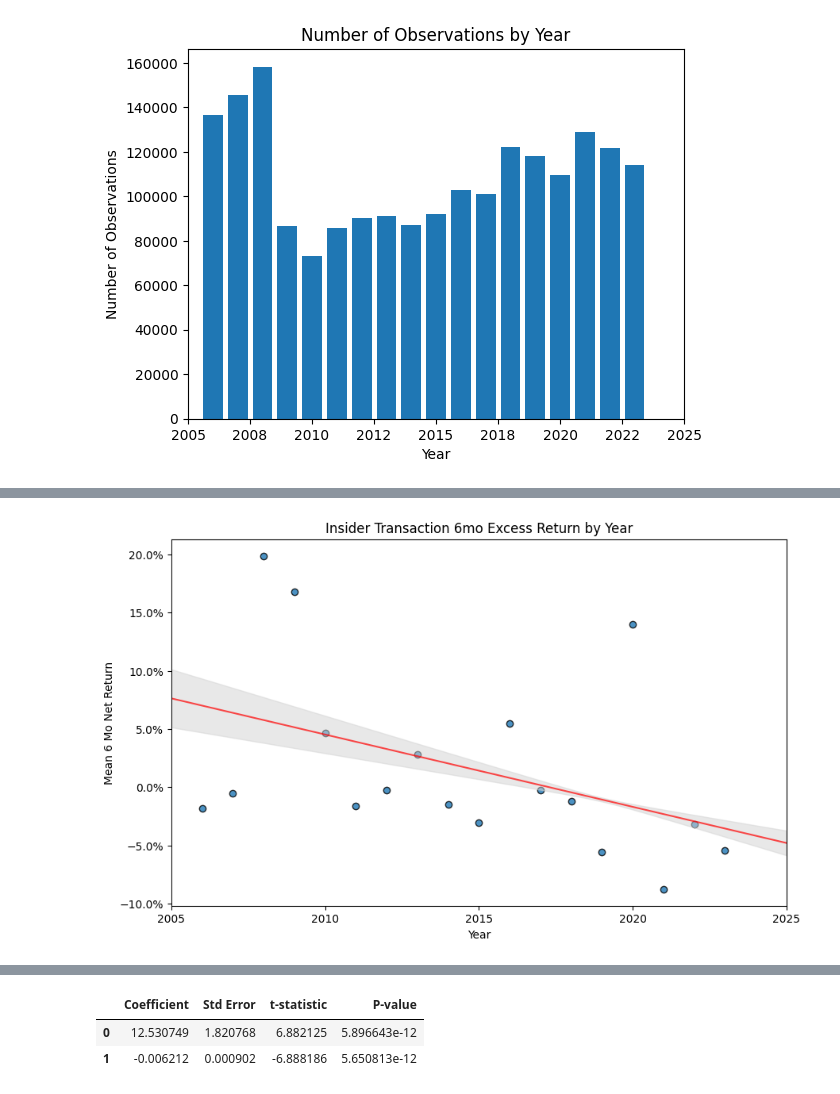
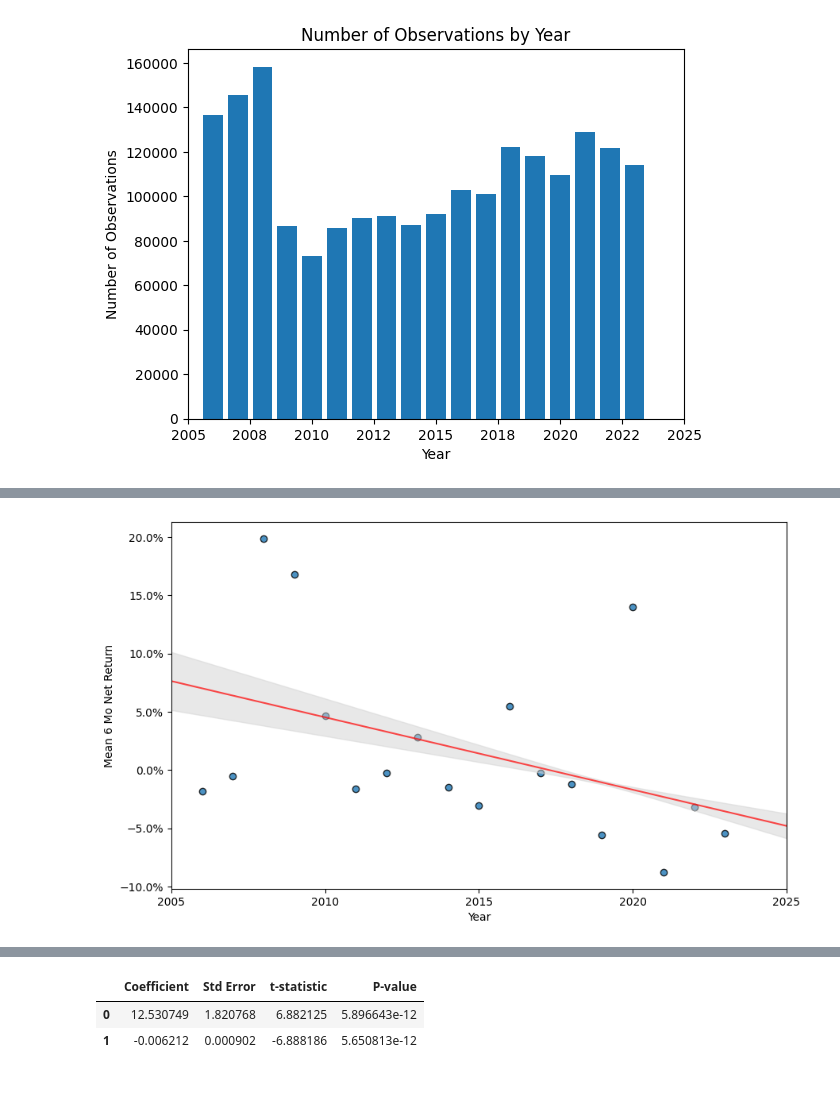
Before and after one commit to ABaraban/WRDS_FA, a Jupyter notebook: insider_trades/analysis.ipynb, the cells around one changed output, grey strips where cells are left out. Cells and saved outputs as stored; diff of their text form; code cells hidden in the pictures.

```diff
--- a/insider_trades/analysis.ipynb
+++ b/insider_trades/analysis.ipynb
@@ -75,6 +55,4 @@ mean_net_ret_by_year
 # %%
-import pandas as pd
-import matplotlib.pyplot as plt
 import numpy as np
 import statsmodels.api as sm
 import matplotlib.ticker as mticker
@@ -104,32 +82,32 @@ X_fit = sm.add_constant(x_fit)
 # Get predictions over this range
 predictions = model.get_prediction(X_fit)
 y_fit = predictions.predicted_mean
 conf_int = predictions.conf_int()
 
 # Calculate means for plotting
 mean_net_ret_by_year = buys.groupby('year')['net_ret'].mean().reset_index()
 
 # Plotting
 plt.figure(figsize=(10, 6))
 plt.scatter(mean_net_ret_by_year['year'], mean_net_ret_by_year['net_ret'], label='Mean Data Points', alpha=0.8, edgecolors='k')
 plt.plot(x_fit, y_fit, color='red', linestyle='-', label='Fitted Line', alpha=0.7)
 
 # Shading the uncertainty
 plt.fill_between(x_fit, conf_int[:, 0], conf_int[:, 1], color='lightgrey', alpha=0.5, label='Confidence Interval')
 
 # Set x-axis limits and labels
 plt.xlim(2005, 2025)
 plt.xticks(np.arange(2005, 2026, 5))
 formatter = mticker.PercentFormatter(xmax=1, decimals=1)
 plt.gca().yaxis.set_major_formatter(formatter)
 plt.xlim(2005, 2025)
 plt.grid(False)
 
 # Labels and Title
-plt.title('Insider Transaction 6mo Excess Return by Year')
+# plt.title('Insider Transaction 6mo Excess Return by Year')
 plt.xlabel('Year')
 plt.ylabel('Mean 6 Mo Net Return')
 plt.savefig('figures/mean_excess_ret_by_year_errors.pdf')
 plt.show()
 # %% [output]
-[figure, old version]
+[figure, new version]
```
Also changed, not shown: parts of 8 cells of this notebook, 13 other files.
